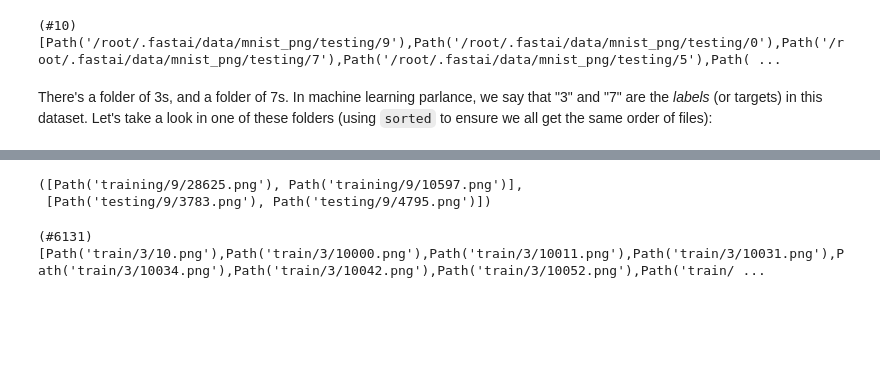
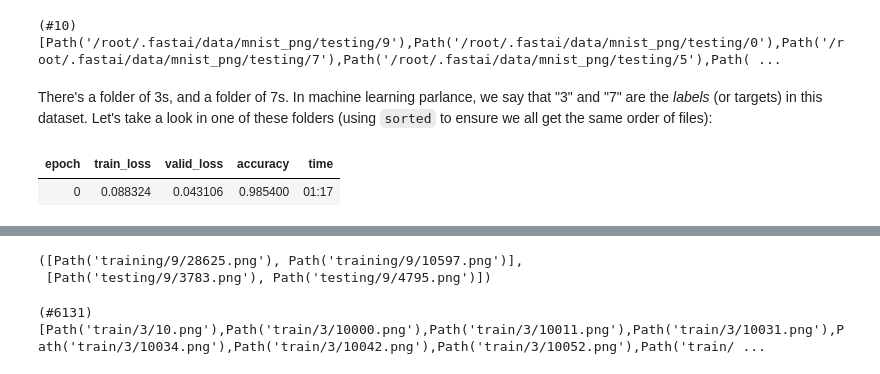
Before and after one commit to GrueneKatze/FastAI4, a Jupyter notebook: FastAI_04_mnist_basics.ipynb, the cells around one changed output, grey strips where cells are left out. Cells and saved outputs as stored; diff of their text form; code cells hidden in the pictures; blank space fills up the shorter version.

```diff
--- a/FastAI_04_mnist_basics.ipynb
+++ b/FastAI_04_mnist_basics.ipynb
@@ -81,3 +89,10 @@ The MNIST dataset follows a common layout for machine learning datasets: separat
 There's a folder of 3s, and a folder of 7s. In machine learning parlance, we say that "3" and "7" are the *labels* (or targets) in this dataset. Let's take a look in one of these folders (using `sorted` to ensure we all get the same order of files):
 # %%
 dls = ImageDataLoaders.from_folder(pathmn, train='training', valid='testing')
+# %%
+learn = cnn_learner(dls, resnet18, pretrained=False,
+                    loss_func=F.cross_entropy, metrics=accuracy)
+learn.fit_one_cycle(1, 0.1)
+# %% [output]
+| epoch | train_loss | valid_loss | accuracy | time |
+| 0 | 0.088324 | 0.043106 | 0.985400 | 01:17 |
```
Also changed, not shown: parts of 5 cells of this notebook.
